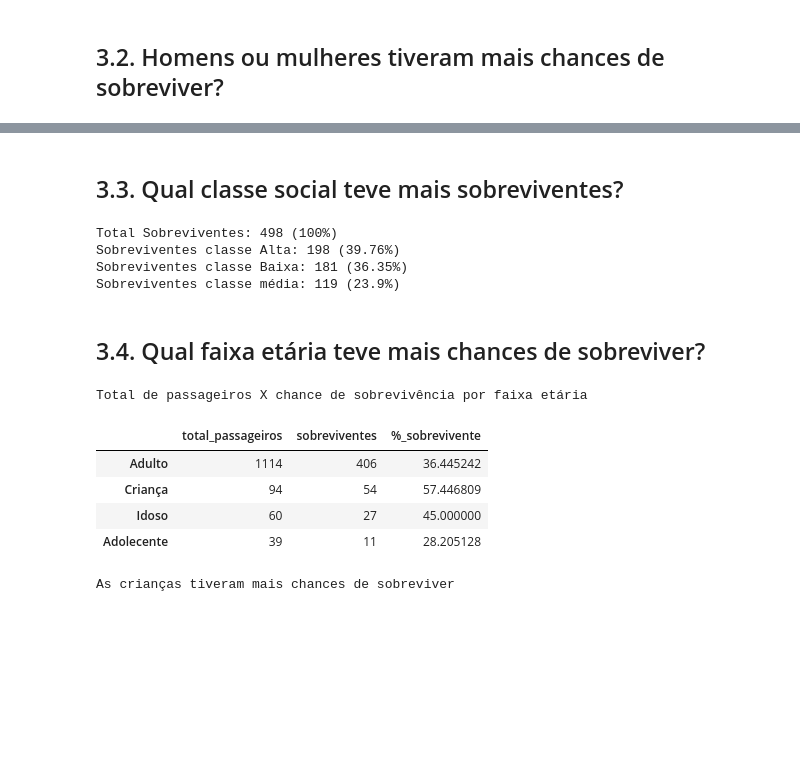
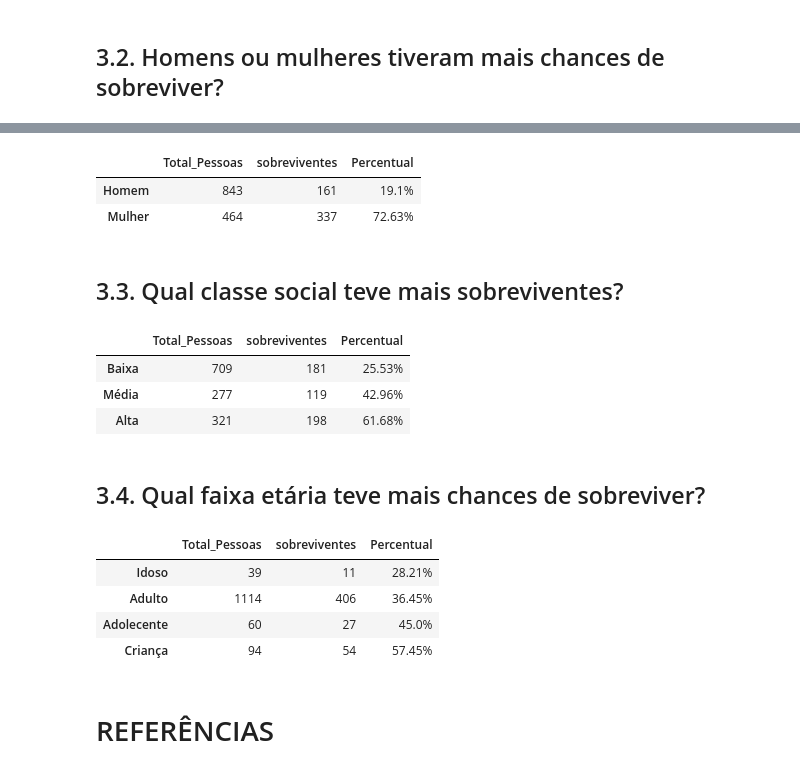
Before and after one commit to MayronME/Analise_Titanic, a Jupyter notebook: Titanic.ipynb, the cells around one changed output, grey strips where cells are left out. Drawn from its saved outputs; the diff is of its cells as text; code cells hidden in the pictures; blank space fills up the shorter version.

```diff
--- a/Titanic.ipynb
+++ b/Titanic.ipynb
@@ -196,9 +198,9 @@ def modificado(coluna,origem):
     elif coluna == 'Sexo':
         for coluna in origem:
             if coluna == 'male':
-                modificado.append('M')
+                modificado.append('Homem')
             else :
-                modificado.append('F')
+                modificado.append('Mulher')
         return modificado
     else:
         for coluna in origem:
@@ -284,2 +288,17 @@ df_titanic.sample(20)
+# %%
+def pcm(grupamento,total):
+    a = str(round(grupamento*100/total,2))
+    a = a+'%'
+    return a
+def consulta(orientacao):
+    grupamento = []
+    grupamento.append(df_titanic[orientacao].loc[df_titanic['sobreviveu'] == 1].value_counts())
+    grupamento[0].rename('sobreviventes',axis=1, inplace= True)
+    grupamento.append(df_titanic[orientacao].value_counts())
+    grupamento[1].rename('Total_Pessoas',axis=1, inplace= True)
+    return grupamento
+def printt(todos,sobreviventes,s1):
+    h_m = pd.concat([todos,sobreviventes,s1],axis=1).sort_values(by='Percentual')
+    return h_m
 # %% [markdown]
 ## 3.1. Qual é o número de Sobreviventes?
@@ -318,2 +317,11 @@ Fonte: {https://pt.wikipedia.org/wiki/Botes_salva-vidas_do_RMS_Titanic}
+# %%
+grupamento = consulta('sexo')
+sobreviventes,todos = grupamento[0].sort_values(),grupamento[1]
+s1 = pd.Series([pcm(sobreviventes[0],todos[0]),pcm(sobreviventes[1],todos[1])], index=['Homem', 'Mulher'], name='Percentual')
+printt(todos,sobreviventes,s1)
+# %% [output]
+|  | Total_Pessoas | sobreviventes | Percentual |
+| Homem | 843 | 161 | 19.1% |
+| Mulher | 464 | 337 | 72.63% |
 # %% [markdown]
 ## 3.3. Qual classe social teve mais sobreviventes?
@@ -323,12 +328,12 @@ porcentagem = df_classe*100/soma_sobrevivente
-# %%
-print('Total Sobreviventes: {} (100%)'.format(soma_sobrevivente))
-print('Sobreviventes classe Alta: {} ({}%)'.format(df_classe[0], round(porcentagem[0],2)))
-print('Sobreviventes classe Baixa: {} ({}%)'.format(df_classe[1], round(porcentagem[1],2)))
-print('Sobreviventes classe média: {} ({}%)'.format(df_classe[2], round(porcentagem[2],2)))
-# %% [output]
-Total Sobreviventes: 498 (100%)
-Sobreviventes classe Alta: 198 (39.76%)
-Sobreviventes classe Baixa: 181 (36.35%)
-Sobreviventes classe média: 119 (23.9%)
+# %%
+grupamento = consulta('classe')
+sobreviventes,todos= grupamento[0],grupamento[1]
+s1 = pd.Series([pcm(sobreviventes[1],todos[0]),pcm(sobreviventes[2],todos[2]),pcm(sobreviventes[0],todos[1])], index=['Baixa', 'Média','Alta'], name='Percentual')
+printt(todos,sobreviventes,s1)
+# %% [output]
+|  | Total_Pessoas | sobreviventes | Percentual |
+| Baixa | 709 | 181 | 25.53% |
+| Média | 277 | 119 | 42.96% |
+| Alta | 321 | 198 | 61.68% |
 # %% [markdown]
 ## 3.4. Qual faixa etária teve mais chances de sobreviver?
@@ -342,14 +340,13 @@ df = pd.DataFrame(list(zip(total_passageiros,sobreviventes,porcentagem)),index=i
-# %%
-print('Total de passageiros X chance de sobrevivência por faixa etária')
-df
-# %% [output]
-Total de passageiros X chance de sobrevivência por faixa etária
-|  | total_passageiros | sobreviventes | %_sobrevivente |
-| Adulto | 1114 | 406 | 36.445242 |
-| Criança | 94 | 54 | 57.446809 |
-| Idoso | 60 | 27 | 45.000000 |
-| Adolecente | 39 | 11 | 28.205128 |
-# %%
-print('As crianças tiveram mais chances de sobreviver')
-# %% [output]
-As crianças tiveram mais chances de sobreviver
+# %%
+grupamento=consulta('faixa_etaria')
+sobreviventes,todos= grupamento[0],grupamento[1]
+s1 = pd.Series([pcm(sobreviventes[0],todos[0]),pcm(sobreviventes[1],todos[1]),pcm(sobreviventes[2],todos[2]),pcm(sobreviventes[3],todos[3])], index=['Adulto', 'Criança','Adolecente','Idoso'], name='Percentual')
+printt(todos,sobreviventes,s1)
+# %% [output]
+|  | Total_Pessoas | sobreviventes | Percentual |
+| Idoso | 39 | 11 | 28.21% |
+| Adulto | 1114 | 406 | 36.45% |
+| Adolecente | 60 | 27 | 45.0% |
+| Criança | 94 | 54 | 57.45% |
+# %% [markdown]
+# REFERÊNCIAS
```
Also changed, not shown: parts of 12 cells of this notebook.
